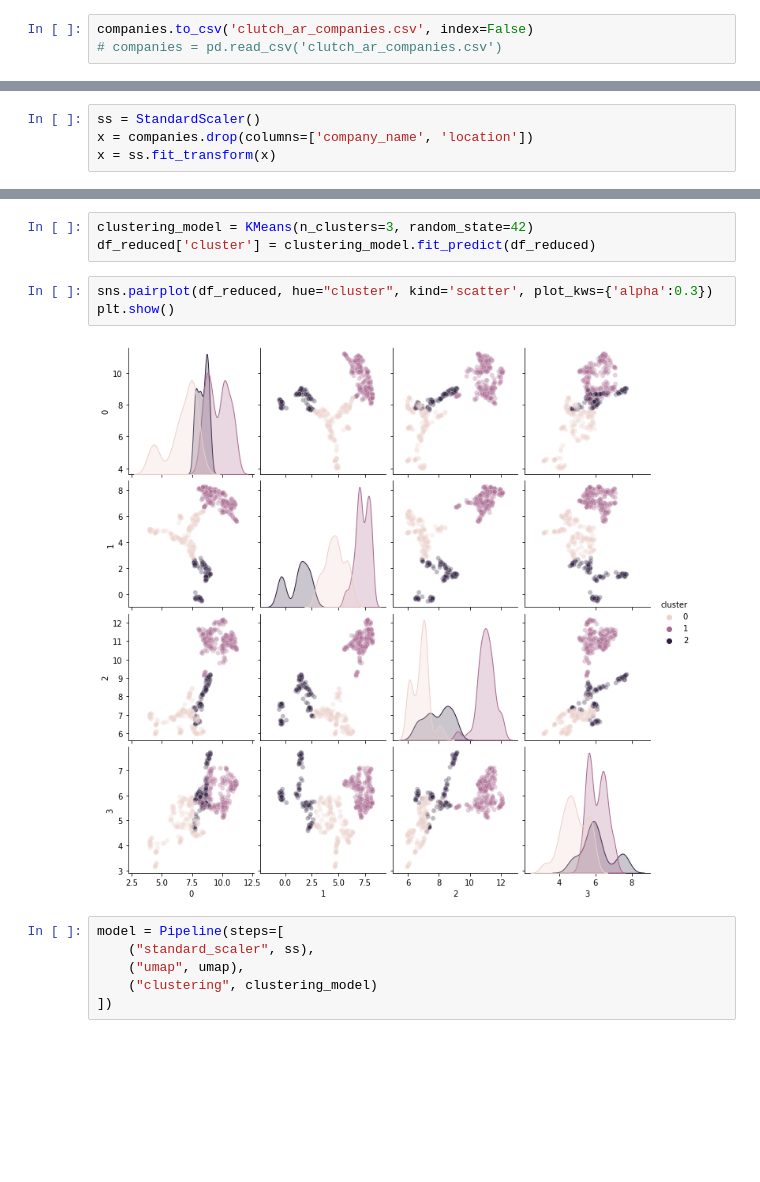
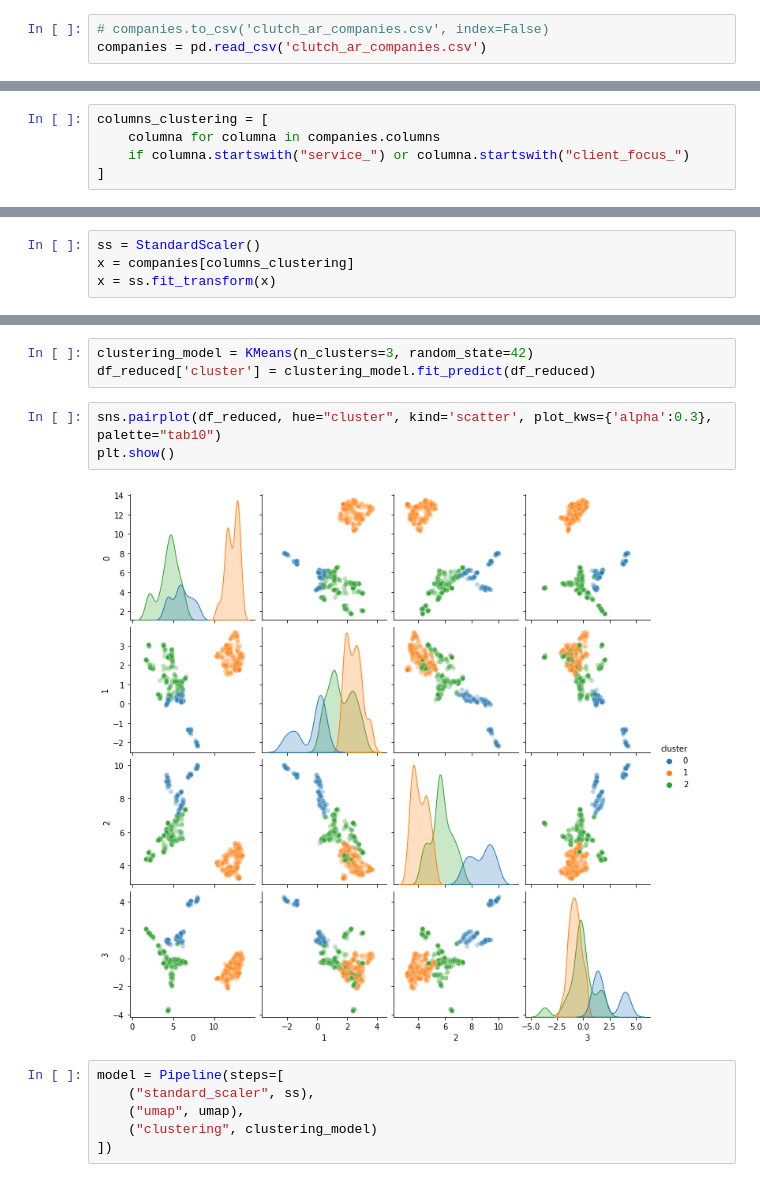
Before and after one commit to alexiswalker/grupo_3, a Jupyter notebook: webmining/tp_web_mining.ipynb, the cells around one changed output, grey strips where cells are left out. Drawn from its saved outputs; the diff is of its cells as text; blank space fills up the shorter version.

```diff
--- a/webmining/tp_web_mining.ipynb
+++ b/webmining/tp_web_mining.ipynb
@@ -328,7 +328,7 @@ companies.head()
 | 3 | Clarika | 4.8 | 14 | 10000 | 37 | 149 | Córdoba, Argentina | ... |
 | 4 | Azumo | 4.9 | 10 | 25000 | 37 | 149 | Rosario, Argentina | ... |
 # %%
-companies.to_csv('clutch_ar_companies.csv', index=False)
-# companies = pd.read_csv('clutch_ar_companies.csv')
+# companies.to_csv('clutch_ar_companies.csv', index=False)
+companies = pd.read_csv('clutch_ar_companies.csv')
 # %% [markdown]
 ## EDA
@@ -362,0 +391,5 @@ from umap import UMAP
+# %%
+columns_clustering = [
+    columna for columna in companies.columns
+    if columna.startswith("service_") or columna.startswith("client_focus_")
+]
@@ -363,6 +414,6 @@ from umap import UMAP
 # %%
 ss = StandardScaler()
-x = companies.drop(columns=['company_name', 'location'])
+x = companies[columns_clustering]
 x = ss.fit_transform(x)
 # %%
 umap = UMAP(n_components=4, random_state=42)
@@ -377,10 +428,10 @@ plt.show()
 clustering_model = KMeans(n_clusters=3, random_state=42)
 df_reduced['cluster'] = clustering_model.fit_predict(df_reduced)
 # %%
-sns.pairplot(df_reduced, hue="cluster", kind='scatter', plot_kws={'alpha':0.3})
+sns.pairplot(df_reduced, hue="cluster", kind='scatter', plot_kws={'alpha':0.3}, palette="tab10")
 plt.show()
 # %% [output]
-[figure, old version]
+[figure, new version]
 # %%
 model = Pipeline(steps=[
     ("standard_scaler", ss),
```
Also changed, not shown: parts of 25 cells of this notebook, 2 other files.
